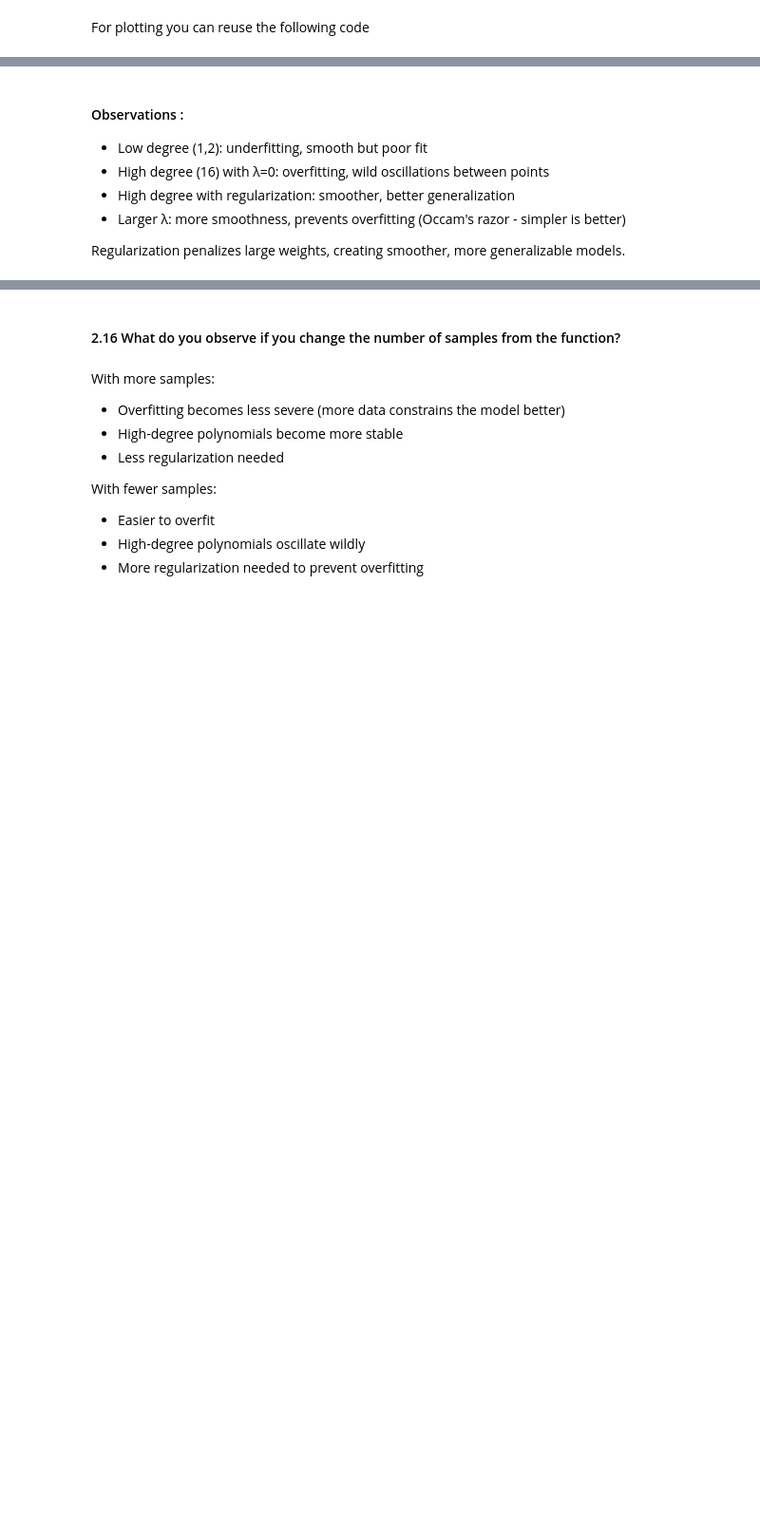
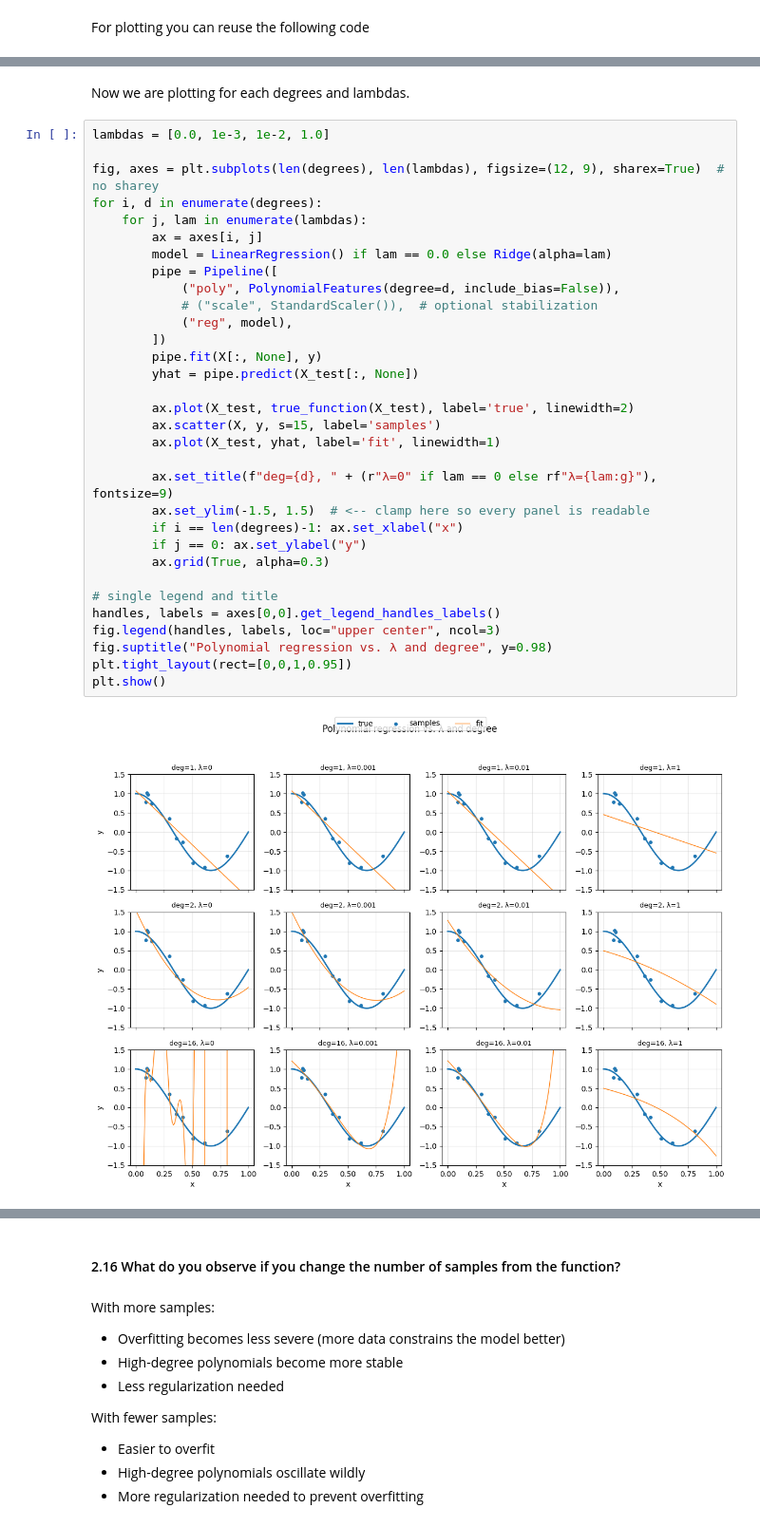
Before and after one commit to Noah-Paga/ModLab, a Jupyter notebook: ML/theory_assignment.ipynb, the cells around one changed output, grey strips where cells are left out. Shown at 95% size. Saved outputs shown, nothing was run; the diff lists cells and outputs as text; blank space fills up the shorter version.

```diff
--- a/ML/theory_assignment.ipynb
+++ b/ML/theory_assignment.ipynb
@@ -289,8 +293,36 @@ plt.legend()
-# %% [markdown]
-#### Observations :
-- Low degree (1,2): underfitting, smooth but poor fit
-- High degree (16) with λ=0: overfitting, wild oscillations between points
-- High degree with regularization: smoother, better generalization
-- Larger λ: more smoothness, prevents overfitting (Occam's razor - simpler is better)
-
-Regularization penalizes large weights, creating smoother, more generalizable models.
+# %% [markdown]
+Now we are plotting for each degrees and lambdas.
+# %%
+lambdas = [0.0, 1e-3, 1e-2, 1.0]
+
+fig, axes = plt.subplots(len(degrees), len(lambdas), figsize=(12, 9), sharex=True)  # no sharey
+for i, d in enumerate(degrees):
+    for j, lam in enumerate(lambdas):
+        ax = axes[i, j]
+        model = LinearRegression() if lam == 0.0 else Ridge(alpha=lam)
+        pipe = Pipeline([
+            ("poly", PolynomialFeatures(degree=d, include_bias=False)),
+            # ("scale", StandardScaler()),  # optional stabilization
+            ("reg", model),
+        ])
+        pipe.fit(X[:, None], y)
+        yhat = pipe.predict(X_test[:, None])
+
+        ax.plot(X_test, true_function(X_test), label='true', linewidth=2)
+        ax.scatter(X, y, s=15, label='samples')
+        ax.plot(X_test, yhat, label='fit', linewidth=1)
+
+        ax.set_title(f"deg={d}, " + (r"λ=0" if lam == 0 else rf"λ={lam:g}"), fontsize=9)
+        ax.set_ylim(-1.5, 1.5)  # <-- clamp here so every panel is readable
+        if i == len(degrees)-1: ax.set_xlabel("x")
+        if j == 0: ax.set_ylabel("y")
+        ax.grid(True, alpha=0.3)
+
+# single legend and title
+handles, labels = axes[0,0].get_legend_handles_labels()
+fig.legend(handles, labels, loc="upper center", ncol=3)
+fig.suptitle("Polynomial regression vs. λ and degree", y=0.98)
+plt.tight_layout(rect=[0,0,1,0.95])
+plt.show()
+# %% [output]
+[figure, added]
```
Also changed, not shown: parts of 6 cells of this notebook.
